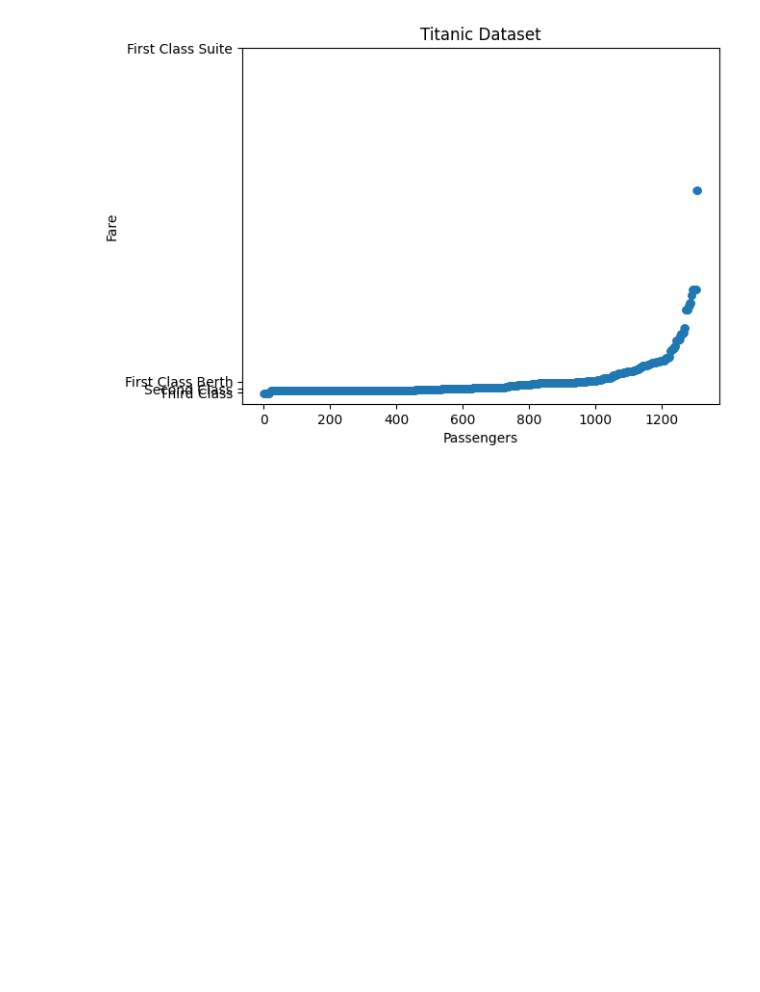
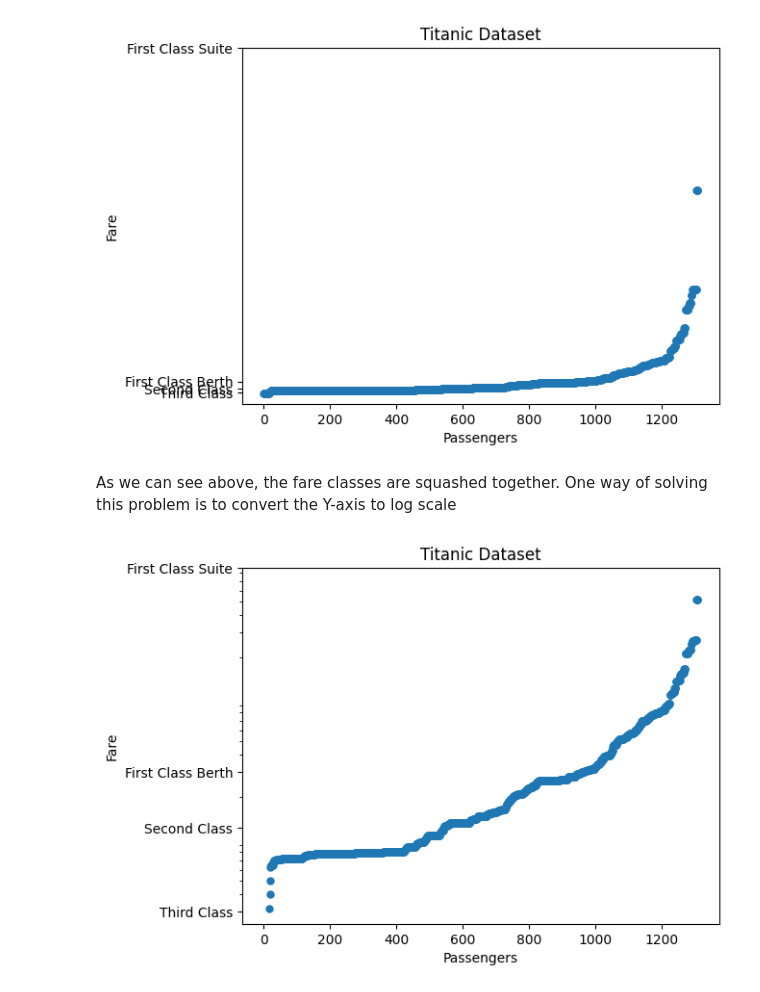
Before and after one commit to idowujames/OOP-Matplotlib, a Jupyter notebook: OOP_Matplotlib.ipynb, the cells around one changed output. Drawn from its saved outputs; the diff is of its cells as text; code cells hidden in the pictures; blank space fills up the shorter version.

Commit message:
Plotting Fare Class in Log Scale

```diff
--- a/OOP_Matplotlib.ipynb
+++ b/OOP_Matplotlib.ipynb
@@ -128,3 +128,24 @@ ax.set_yticklabels(['Third Class','Second Class','First Class Berth','First Clas
 ax.set_title('Titanic Dataset');
 # %% [output]
 [figure]
+# %% [markdown]
+As we can see above, the fare classes are squashed together.
+One way of solving this problem is to convert the Y-axis to log scale
+# %%
+# Creating the figure and axes
+fig, ax = plt.subplots()
+
+# Plotting the fare column
+ax.plot(np.sort(df['fare']), marker='o', markersize=5, linestyle="")
+
+# Setting Axis labels and title
+ax.set_xlabel('Passengers')
+ax.set_ylabel('Fare')
+
+ax.set_yscale('log') # This has to be done before customizing the ticks & tick labels
+ax.set_yticks([3,12,30,870])
+ax.set_yticklabels(['Third Class','Second Class','First Class Berth','First Class Suite'])
+
+ax.set_title('Titanic Dataset');
+# %% [output]
+[figure, added]
```
Also changed, not shown: parts of 3 cells of this notebook.
